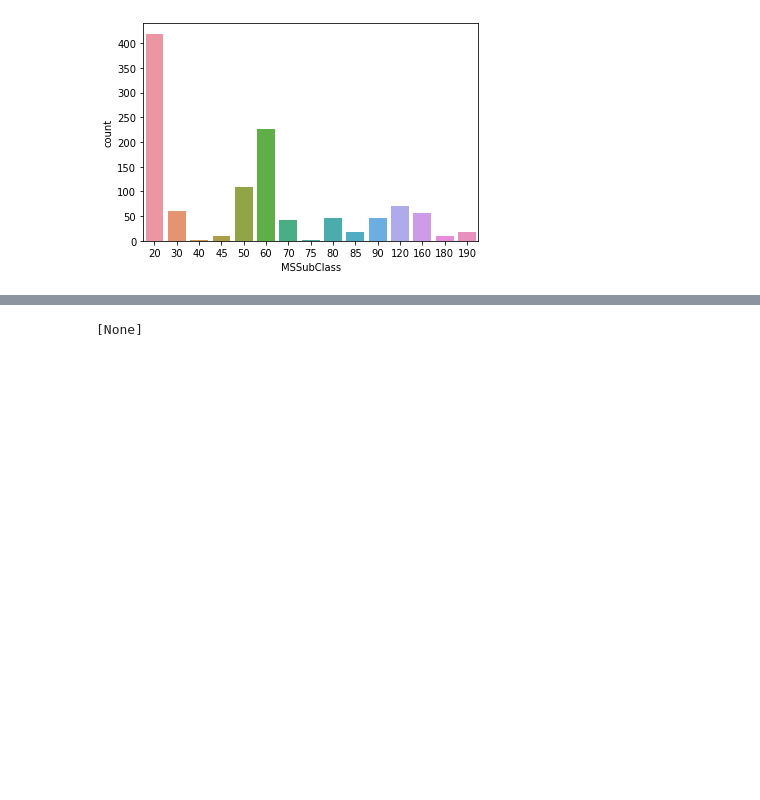
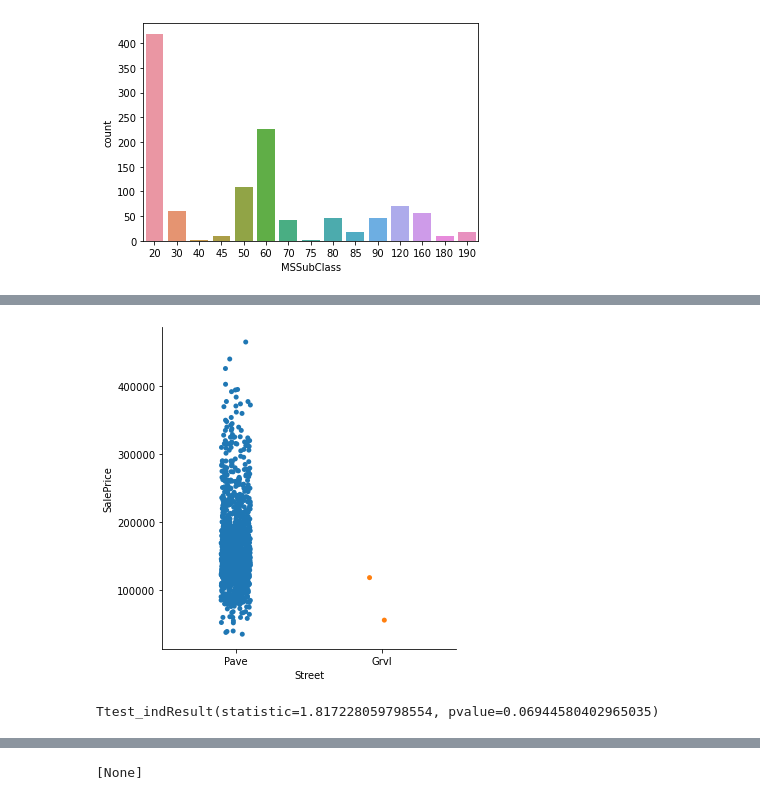
Before and after one commit to nroller28/CapstoneTwo, a Jupyter notebook: CapstoneTwoEDA.ipynb, the cells around one changed output, grey strips where cells are left out. Drawn from its saved outputs; the diff is of its cells as text; code cells hidden in the pictures; blank space fills up the shorter version.

```diff
--- a/CapstoneTwoEDA.ipynb
+++ b/CapstoneTwoEDA.ipynb
@@ -146,3 +185,13 @@ stripplots('Utilities')
 #There is only one instance of the NoSeWa utilities being used, so we can remove this column from our dataset
 del data['Utilities']
 del data_cat['Utilities']
+# %%
+stripplots('Street')
+# %% [output]
+[figure, added]
+# %%
+#p-value is > 0.05 so we will deem it statistically insignificant and remove from our dataset
+stats.ttest_ind(data['SalePrice'][data['Street']=='Pave'],
+               data['SalePrice'][data['Street']=='Grvl'])
+# %% [output]
+Ttest_indResult(statistic=1.817228059798554, pvalue=0.06944580402965035)
```
Also changed, not shown: parts of 223 cells of this notebook, 2 other files.
